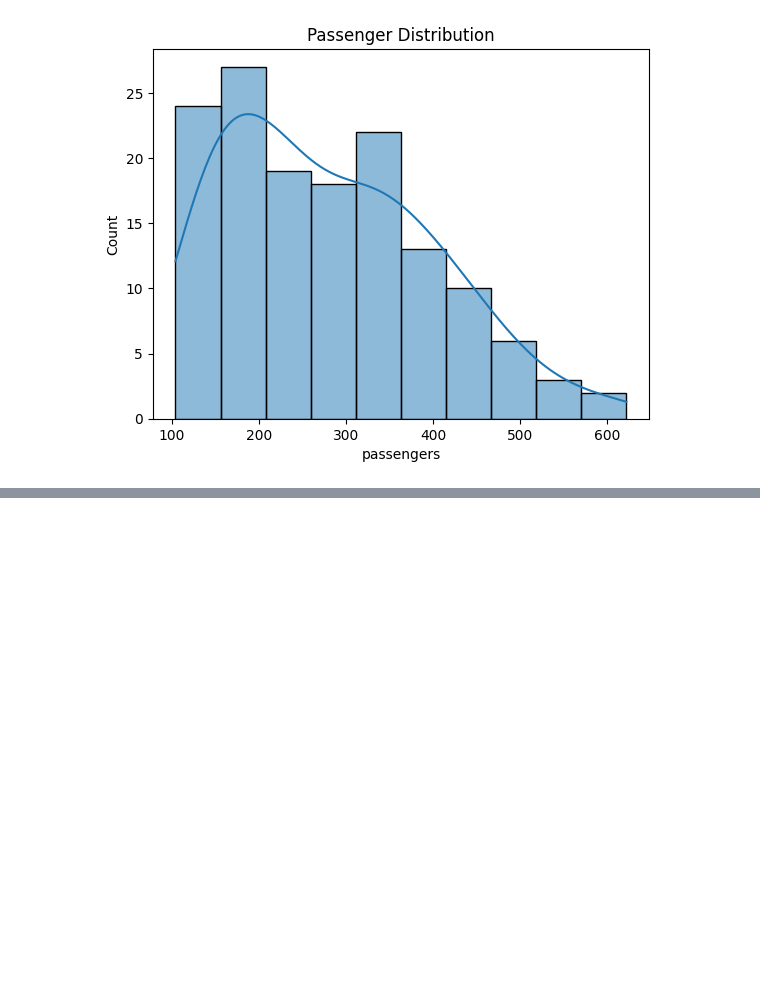
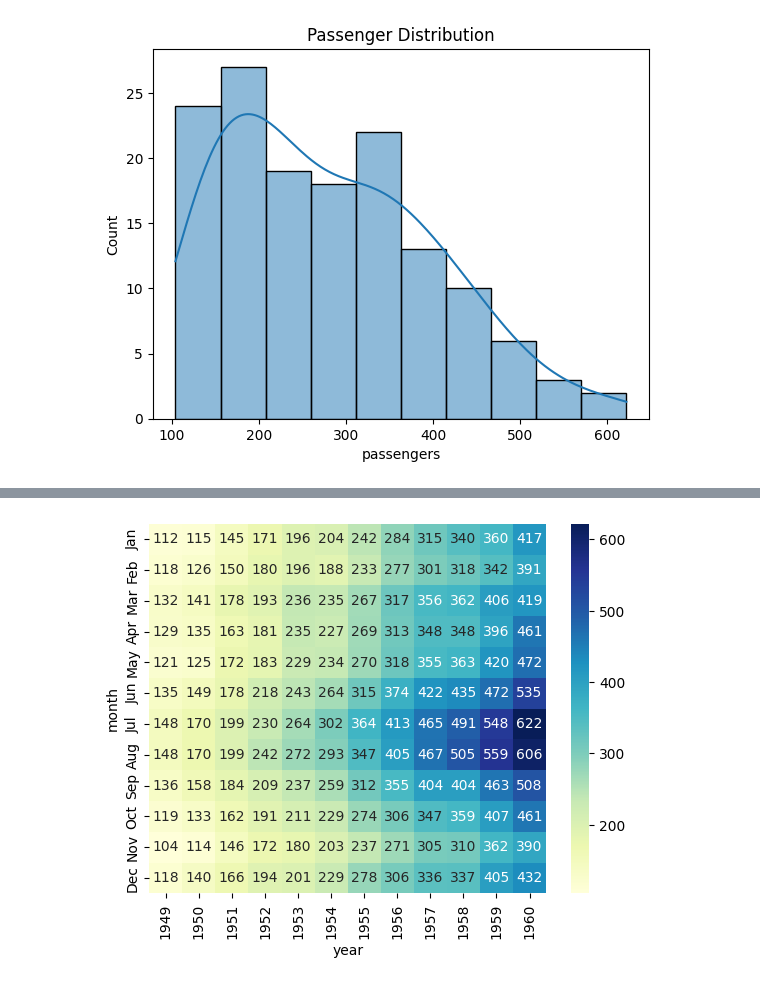
Before and after one commit to AaminSingh/Data-Science-, a Jupyter notebook: Day_10/seaborn.ipynb, the cells around one changed output, grey strips where cells are left out. Cells and saved outputs as stored; diff of their text form; code cells hidden in the pictures; blank space fills up the shorter version.

```diff
--- a/Day_10/seaborn.ipynb
+++ b/Day_10/seaborn.ipynb
@@ -78,0 +87,8 @@ plt.show()
+# %%
+#pair plot since the dataset has only one numeric feature(passengers),
+#the pair plot is simple
+pivot = ft.pivot(index='month',columns = 'year',values = 'passengers')
+sns.heatmap(pivot,cmap='YlGnBu',annot=True,fmt='d')
+plt.show()
+# %% [output]
+[figure, added]
```
Also changed, not shown: parts of 3 cells of this notebook.
